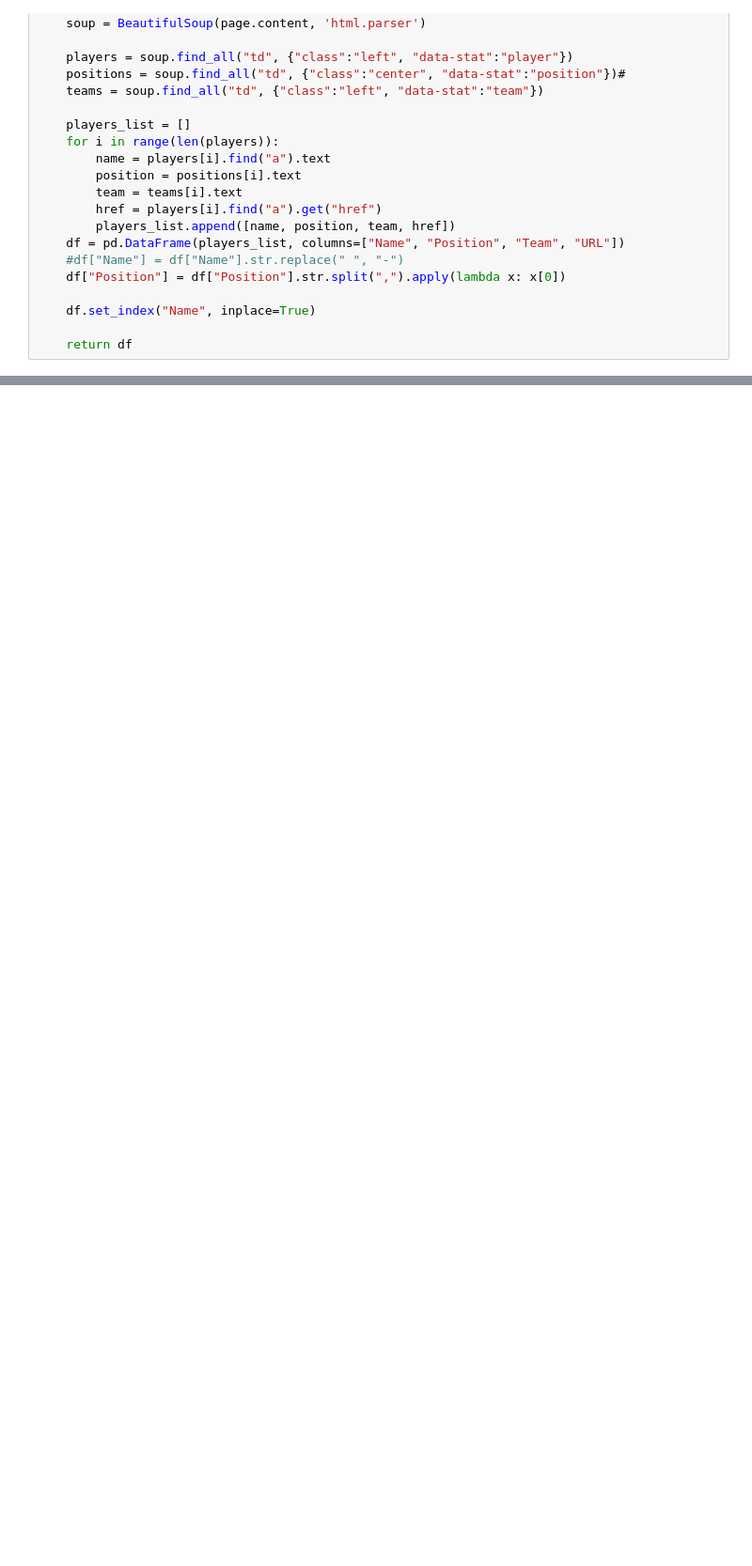
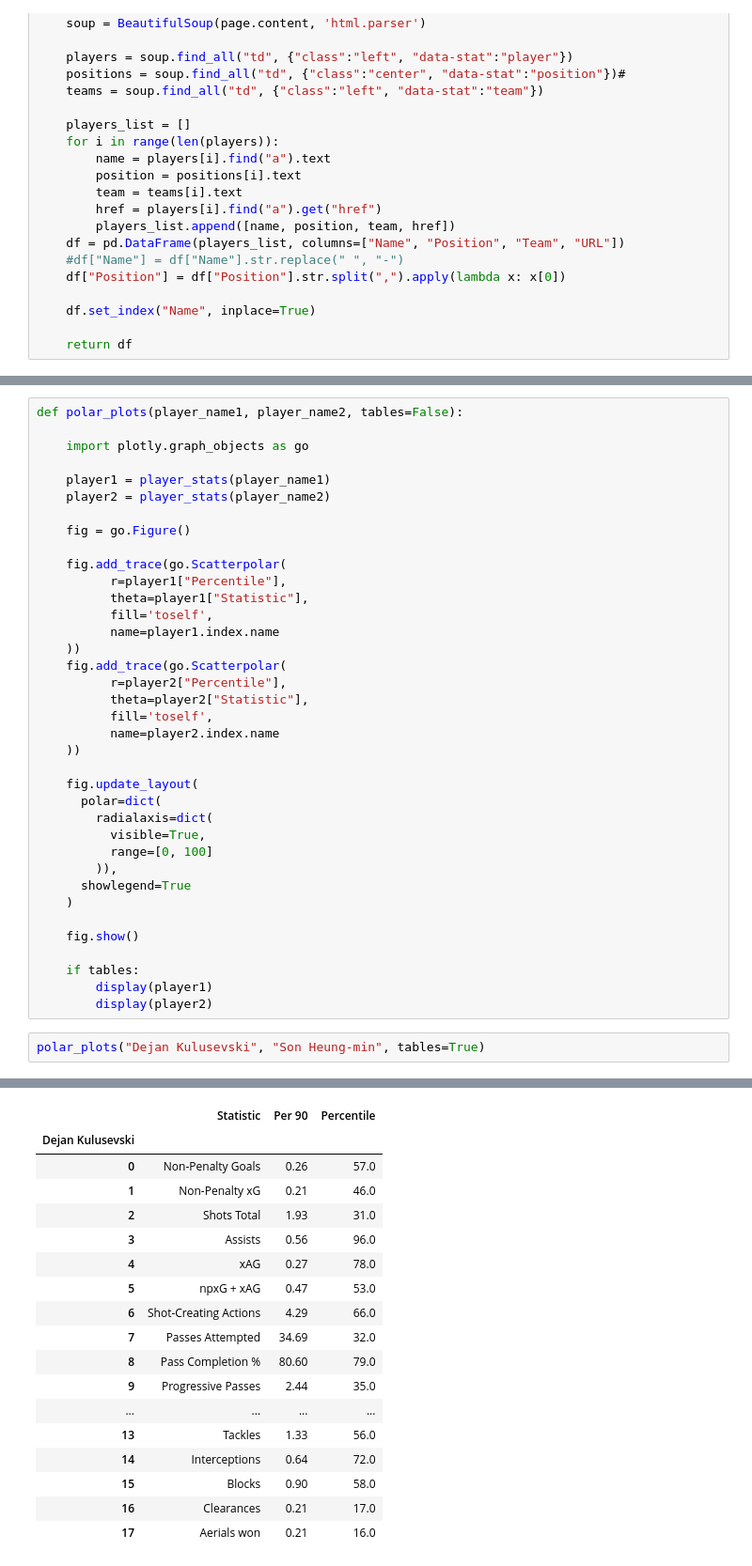
Before and after one commit to ijwatson98/Player-Stats, a Jupyter notebook: Player_Stats.ipynb, the cells around one changed output, grey strips where cells are left out. Shown at 94% size. Drawn from its saved outputs; the diff is of its cells as text; blank space fills up the shorter version.

Commit message:
radar plot comparison added

```diff
--- a/Player_Stats.ipynb
+++ b/Player_Stats.ipynb
@@ -99,0 +119,40 @@ player_stats("Kalvin Phillips")
+# %%
+def polar_plots(player_name1, player_name2, tables=False):
+
+    import plotly.graph_objects as go
+
+    player1 = player_stats(player_name1)
+    player2 = player_stats(player_name2)
+
+    fig = go.Figure()
+
+    fig.add_trace(go.Scatterpolar(
+          r=player1["Percentile"],
+          theta=player1["Statistic"],
+          fill='toself',
+          name=player1.index.name
+    ))
+    fig.add_trace(go.Scatterpolar(
+          r=player2["Percentile"],
+          theta=player2["Statistic"],
+          fill='toself',
+          name=player2.index.name
+    ))
+
+    fig.update_layout(
+      polar=dict(
+        radialaxis=dict(
+          visible=True,
+          range=[0, 100]
+        )),
+      showlegend=True
+    )
+
+    fig.show()
+
+    if tables:
+        display(player1)
+        display(player2)
+# %%
+polar_plots("Dejan Kulusevski", "Son Heung-min", tables=True)
+# %% [output]
@@ -99,0 +160,18 @@ player_stats("Kalvin Phillips")
+|  | Statistic | Per 90 | Percentile |
+| Dejan Kulusevski |  |  |  |
+| 0 | Non-Penalty Goals | 0.26 | 57.0 |
+| 1 | Non-Penalty xG | 0.21 | 46.0 |
+| 2 | Shots Total | 1.93 | 31.0 |
+| 3 | Assists | 0.56 | 96.0 |
+| 4 | xAG | 0.27 | 78.0 |
+| 5 | npxG + xAG | 0.47 | 53.0 |
+| 6 | Shot-Creating Actions | 4.29 | 66.0 |
+| 7 | Passes Attempted | 34.69 | 32.0 |
+| 8 | Pass Completion % | 80.60 | 79.0 |
+| 9 | Progressive Passes | 2.44 | 35.0 |
+| ... | ... | ... | ... |
+| 13 | Tackles | 1.33 | 56.0 |
+| 14 | Interceptions | 0.64 | 72.0 |
+| 15 | Blocks | 0.90 | 58.0 |
+| 16 | Clearances | 0.21 | 17.0 |
+| 17 | Aerials won | 0.21 | 16.0 |
```
Also changed, not shown: parts of 9 cells of this notebook.
